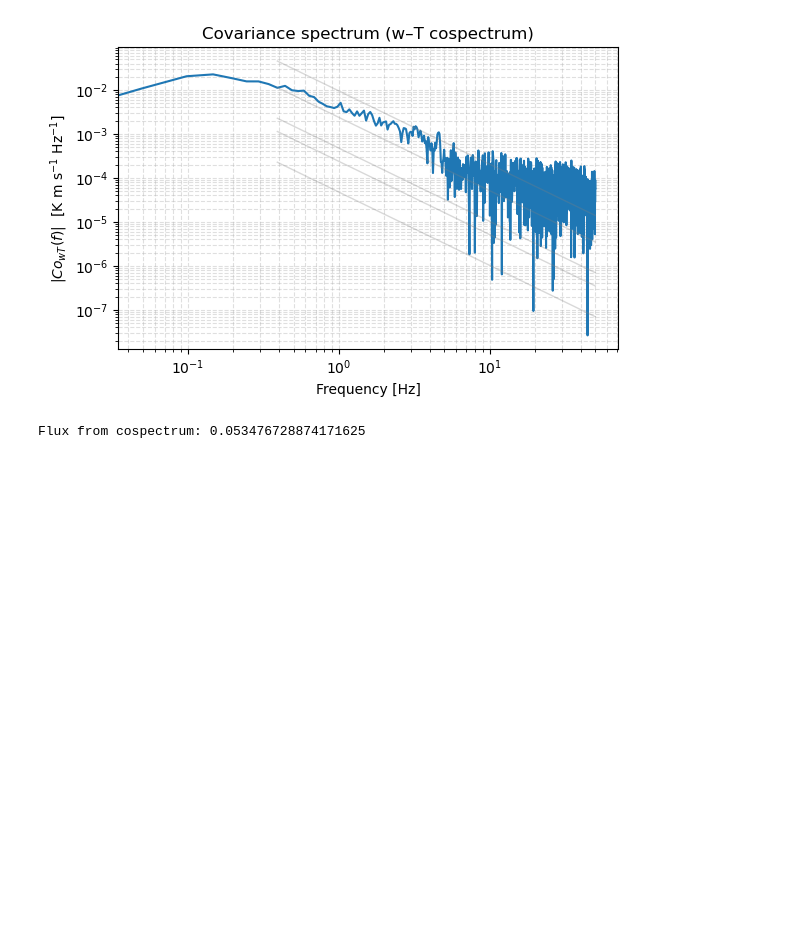
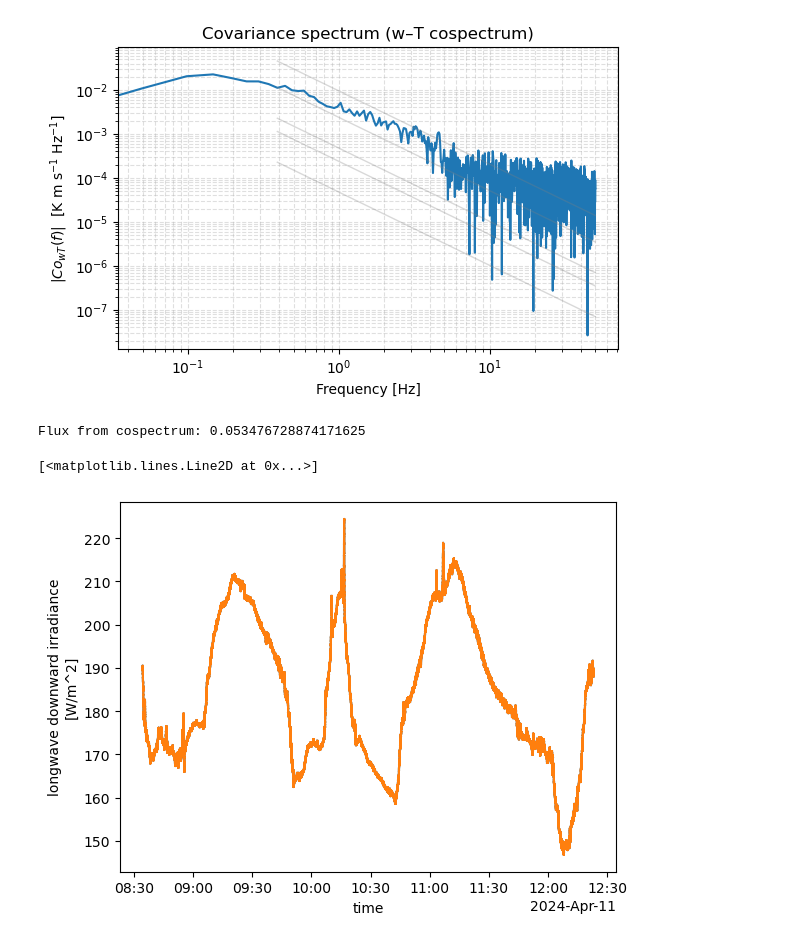
Before and after one commit to LauraKoehler/bacsam2_processing, a Jupyter notebook: notebooks/Quicklooks_bacsam2.ipynb, the cells around one changed output. Drawn from its saved outputs; the diff is of its cells as text; code cells hidden in the pictures; blank space fills up the shorter version.

```diff
--- a/notebooks/Quicklooks_bacsam2.ipynb
+++ b/notebooks/Quicklooks_bacsam2.ipynb
@@ -1144,3 +1164,12 @@ flux_from_spectrum = np.trapz(cospec, f)
 print("Flux from cospectrum:", flux_from_spectrum)
 # %% [output]
 Flux from cospectrum: 0.053476728874171625
+# %%
+ds = xr.open_dataset("/Users/lakoeh001/AWI/Campaigns/20240403BACSAMII/Daten/Prozessierung/radiation/BACSAM2_20240411_RF03_radiation.nc")
+old = xr.open_dataset("/Users/lakoeh001/AWI/Campaigns/20240403BACSAMII/Daten/Prozessierung/old/radiation/BACSAM2_20240411_RF03_radiation.nc")
+# %%
+ds.lw_down.plot()
+old.lw_down.plot()
+# %% [output]
+[<matplotlib.lines.Line2D at 0x...>]
+[figure, added]
```
Also changed, not shown: parts of 3 cells of this notebook, 1 other file.
